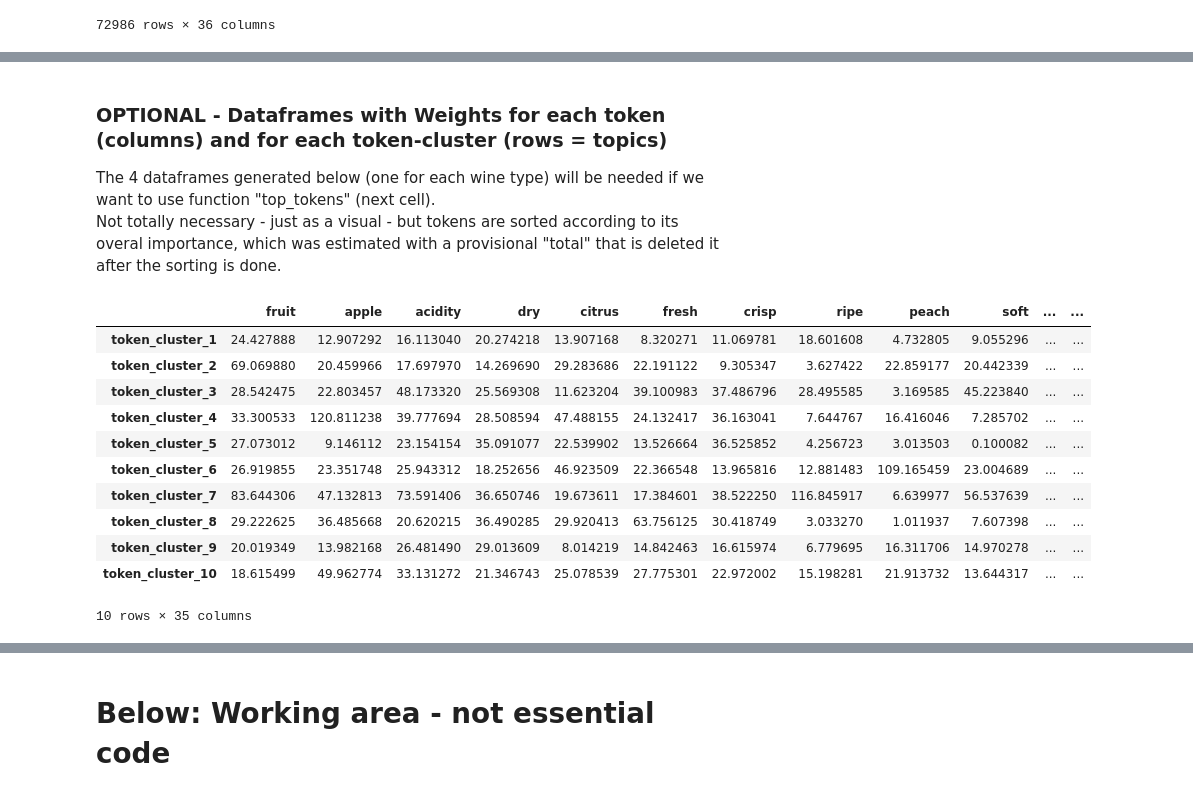
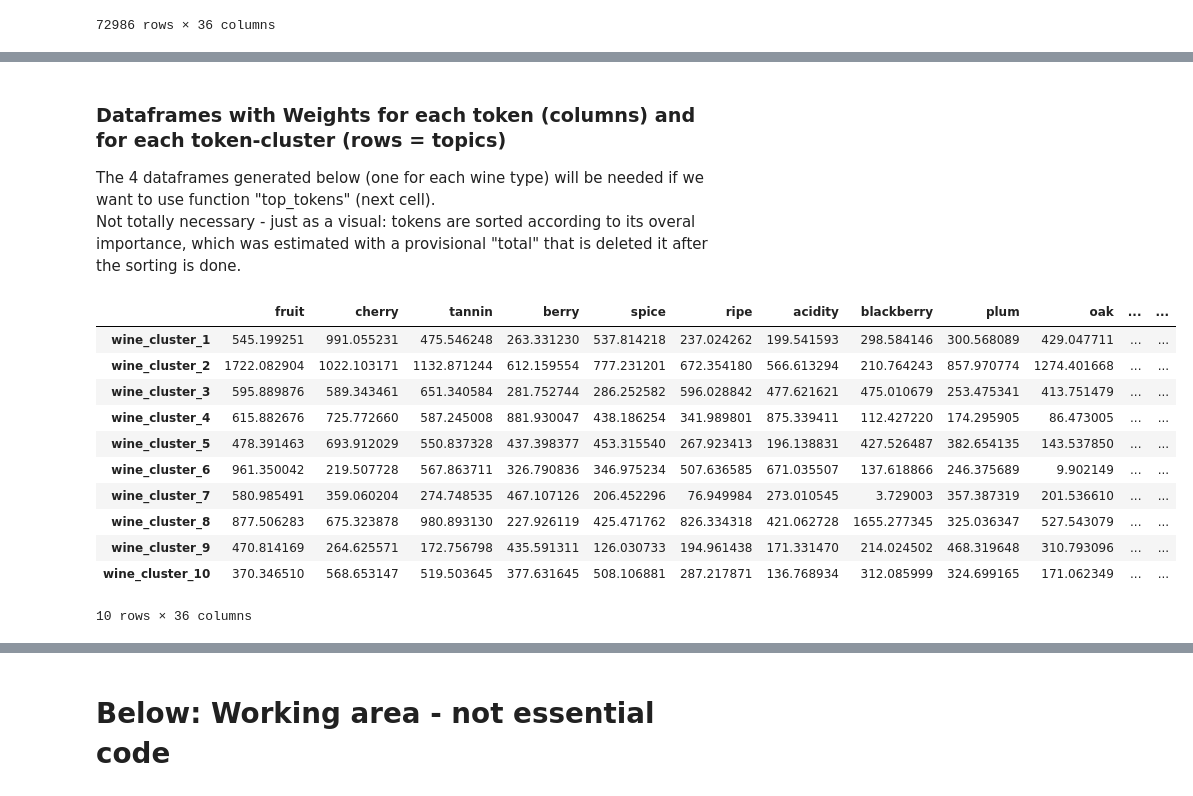
Before and after one commit to fmdalcin/WineGen_old, a Jupyter notebook: notebooks/NLP_WineDescription.ipynb, the cells around one changed output, grey strips where cells are left out. Cells and saved outputs as stored; diff of their text form; code cells hidden in the pictures.

```diff
--- a/notebooks/NLP_WineDescription.ipynb
+++ b/notebooks/NLP_WineDescription.ipynb
@@ -462,59 +355,34 @@ token_cluster_prob_spark
 # %% [markdown]
-###  OPTIONAL - Dataframes with Weights for each token (columns) and for each token-cluster (rows = topics)
+###  Dataframes with Weights for each token (columns) and for each token-cluster (rows = topics)
 The 4 dataframes generated below (one for each wine type) will be needed if we want to use function "top_tokens" (next cell).<br>
-Not totally necessary - just as a visual - but tokens are sorted according to its overal importance, which was estimated with a provisional "total" that is deleted it after the sorting is done.<br>
+Not totally necessary - just as a visual: tokens are sorted according to its overal importance, which was estimated with a provisional "total" that is deleted it after the sorting is done.<br>
 # %%
 # RUN LINES BELOW ONLY IF NEED IT - not needed now
 # They will be needed if we want to use use function "top_tokens" (next cells)
 # Lines below generate weights for each token (columns) for each token-cluster (rows). token-cluster = topic in LDA language
 
+for type in wines:
+    exec(f'columns_tokens = vectorized_descr_{type}.columns')
+    exec(f'lda_token_weights_{type} = pd.DataFrame(lda_{type}.components_, columns = columns_tokens)')
+    exec(f'lda_token_weights_{type}.loc["total"] = lda_token_weights_{type}.sum()')
+    exec(f'lda_token_weights_{type}.sort_values(by = "total", axis = 1, ascending = False, inplace=True)')
+    exec(f'lda_token_weights_{type}.drop("total", inplace=True)')  # row "total" deleted because was needed only to sort tokens by overall importance
+    exec(f'lda_token_weights_{type} = lda_token_weights_{type}.set_axis(columns_wine_clusters)')
 
-#  RED  WINE
-columns_tokens = vectorized_descr_red.columns
-token_weights_red = pd.DataFrame(lda_model_tfidf_red.components_, columns = columns_tokens)
-token_weights_red.loc['total']= token_weights_red.sum()
-token_weights_red.sort_values(by = 'total', axis = 1, ascending = False, inplace=True)
-token_weights_red.drop('total', inplace=True)  # row "total" deleted because was needed only to sort tokens by overall importance
-token_weights_red = token_weights_red.set_axis(columns_token_clusters)
-#token_weights_red
-
-#  WHITE  WINE
-columns_tokens = vectorized_descr_white.columns
-token_weights_white = pd.DataFrame(lda_model_tfidf_white.components_, columns = columns_tokens)
-token_weights_white.loc['total']= token_weights_white.sum()
-token_weights_white.sort_values(by = 'total', axis = 1, ascending = False, inplace=True)
-token_weights_white.drop('total', inplace=True)  # row "total" deleted because was needed only to sort tokens by overall importance
-token_weights_white = token_weights_white.set_axis(columns_token_clusters)
-#token_weights_white
-
-#  ROSE  WINE
-columns_tokens = vectorized_descr_rose.columns
-token_weights_rose = pd.DataFrame(lda_model_tfidf_rose.components_, columns = columns_tokens)
-token_weights_rose.loc['total']= token_weights_rose.sum()
-token_weights_rose.sort_values(by = 'total', axis = 1, ascending = False, inplace=True)
-token_weights_rose.drop('total', inplace=True)  # row "total" deleted because was needed only to sort tokens by overall importance
-token_weights_rose = token_weights_rose.set_axis(columns_token_clusters)
-#token_weights_rose
-
-#  SPARKLING  WINE
-columns_tokens = vectorized_descr_spark.columns
-token_weights_spark = pd.DataFrame(lda_model_tfidf_spark.components_, columns = columns_tokens)
-token_weights_spark.loc['total']= token_weights_spark.sum()
-token_weights_spark.sort_values(by = 'total', axis = 1, ascending = False, inplace=True)
-token_weights_spark.drop('total', inplace=True)  # row "total" deleted because was needed only to sort tokens by overall importance
-token_weights_spark = token_weights_spark.set_axis(columns_token_clusters)
-token_weights_spark
+# Generated dataframes:  lda_token_weights_red  =  lda_token_weights_white  -  lda_token_weights_rose  -  lda_token_weights_spark
-# %% [output]
-|  | fruit | apple | acidity | dry | citrus | fresh | crisp | ripe | peach | soft | ... | ... |
-| token_cluster_1 | 24.427888 | 12.907292 | 16.113040 | 20.274218 | 13.907168 | 8.320271 | 11.069781 | 18.601608 | 4.732805 | 9.055296 | ... | ... |
-| token_cluster_2 | 69.069880 | 20.459966 | 17.697970 | 14.269690 | 29.283686 | 22.191122 | 9.305347 | 3.627422 | 22.859177 | 20.442339 | ... | ... |
-| token_cluster_3 | 28.542475 | 22.803457 | 48.173320 | 25.569308 | 11.623204 | 39.100983 | 37.486796 | 28.495585 | 3.169585 | 45.223840 | ... | ... |
-| token_cluster_4 | 33.300533 | 120.811238 | 39.777694 | 28.508594 | 47.488155 | 24.132417 | 36.163041 | 7.644767 | 16.416046 | 7.285702 | ... | ... |
-| token_cluster_5 | 27.073012 | 9.146112 | 23.154154 | 35.091077 | 22.539902 | 13.526664 | 36.525852 | 4.256723 | 3.013503 | 0.100082 | ... | ... |
-| token_cluster_6 | 26.919855 | 23.351748 | 25.943312 | 18.252656 | 46.923509 | 22.366548 | 13.965816 | 12.881483 | 109.165459 | 23.004689 | ... | ... |
-| token_cluster_7 | 83.644306 | 47.132813 | 73.591406 | 36.650746 | 19.673611 | 17.384601 | 38.522250 | 116.845917 | 6.639977 | 56.537639 | ... | ... |
-| token_cluster_8 | 29.222625 | 36.485668 | 20.620215 | 36.490285 | 29.920413 | 63.756125 | 30.418749 | 3.033270 | 1.011937 | 7.607398 | ... | ... |
-| token_cluster_9 | 20.019349 | 13.982168 | 26.481490 | 29.013609 | 8.014219 | 14.842463 | 16.615974 | 6.779695 | 16.311706 | 14.970278 | ... | ... |
-| token_cluster_10 | 18.615499 | 49.962774 | 33.131272 | 21.346743 | 25.078539 | 27.775301 | 22.972002 | 15.198281 | 21.913732 | 13.644317 | ... | ... |
-10 rows × 35 columns
+# %%
+lda_token_weights_red
+# %% [output]
+|  | fruit | cherry | tannin | berry | spice | ripe | acidity | blackberry | plum | oak | ... | ... |
+| wine_cluster_1 | 545.199251 | 991.055231 | 475.546248 | 263.331230 | 537.814218 | 237.024262 | 199.541593 | 298.584146 | 300.568089 | 429.047711 | ... | ... |
+| wine_cluster_2 | 1722.082904 | 1022.103171 | 1132.871244 | 612.159554 | 777.231201 | 672.354180 | 566.613294 | 210.764243 | 857.970774 | 1274.401668 | ... | ... |
+| wine_cluster_3 | 595.889876 | 589.343461 | 651.340584 | 281.752744 | 286.252582 | 596.028842 | 477.621621 | 475.010679 | 253.475341 | 413.751479 | ... | ... |
+| wine_cluster_4 | 615.882676 | 725.772660 | 587.245008 | 881.930047 | 438.186254 | 341.989801 | 875.339411 | 112.427220 | 174.295905 | 86.473005 | ... | ... |
+| wine_cluster_5 | 478.391463 | 693.912029 | 550.837328 | 437.398377 | 453.315540 | 267.923413 | 196.138831 | 427.526487 | 382.654135 | 143.537850 | ... | ... |
+| wine_cluster_6 | 961.350042 | 219.507728 | 567.863711 | 326.790836 | 346.975234 | 507.636585 | 671.035507 | 137.618866 | 246.375689 | 9.902149 | ... | ... |
+| wine_cluster_7 | 580.985491 | 359.060204 | 274.748535 | 467.107126 | 206.452296 | 76.949984 | 273.010545 | 3.729003 | 357.387319 | 201.536610 | ... | ... |
+| wine_cluster_8 | 877.506283 | 675.323878 | 980.893130 | 227.926119 | 425.471762 | 826.334318 | 421.062728 | 1655.277345 | 325.036347 | 527.543079 | ... | ... |
+| wine_cluster_9 | 470.814169 | 264.625571 | 172.756798 | 435.591311 | 126.030733 | 194.961438 | 171.331470 | 214.024502 | 468.319648 | 310.793096 | ... | ... |
+| wine_cluster_10 | 370.346510 | 568.653147 | 519.503645 | 377.631645 | 508.106881 | 287.217871 | 136.768934 | 312.085999 | 324.699165 | 171.062349 | ... | ... |
+10 rows × 36 columns
 # %% [markdown]
```
Also changed, not shown: parts of 31 cells of this notebook.
